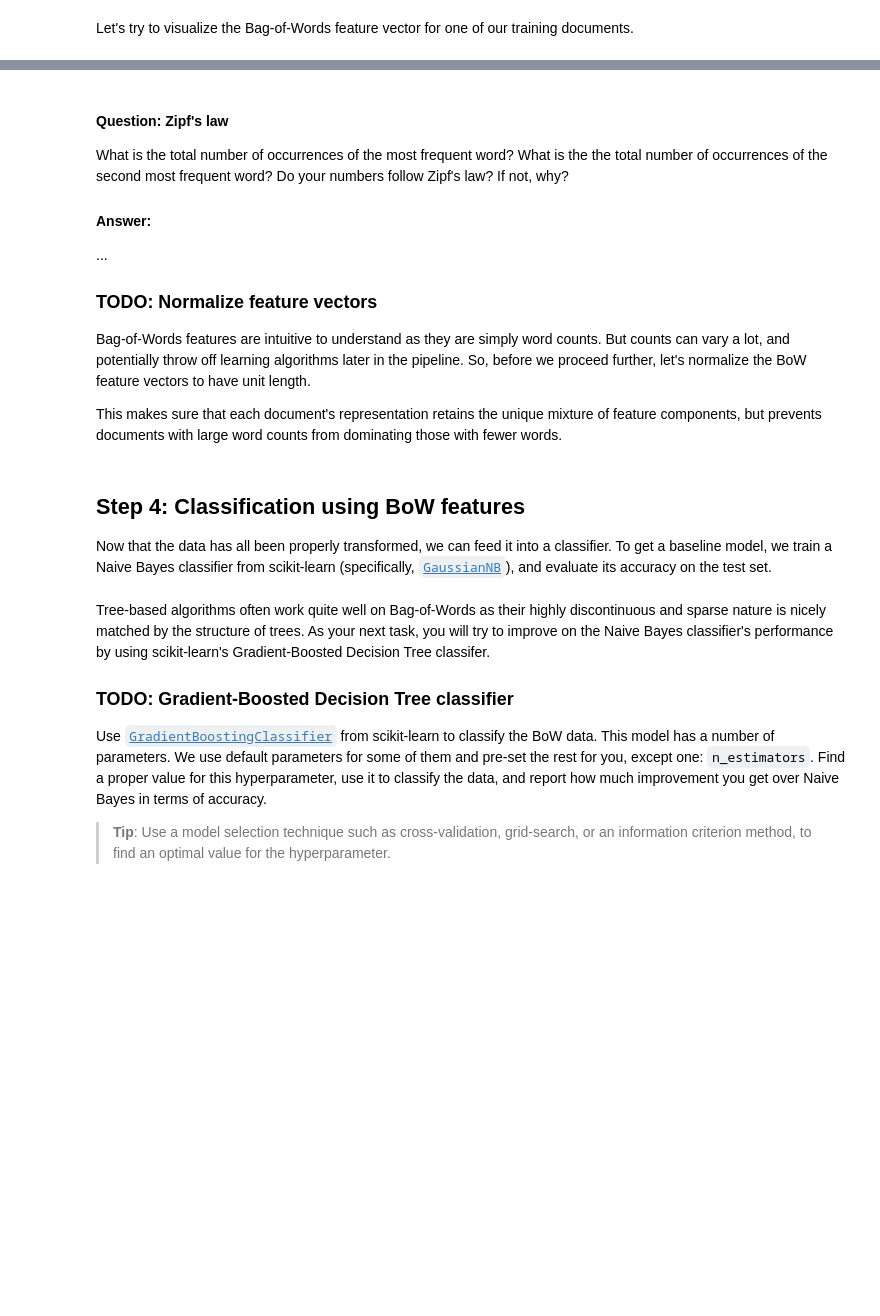
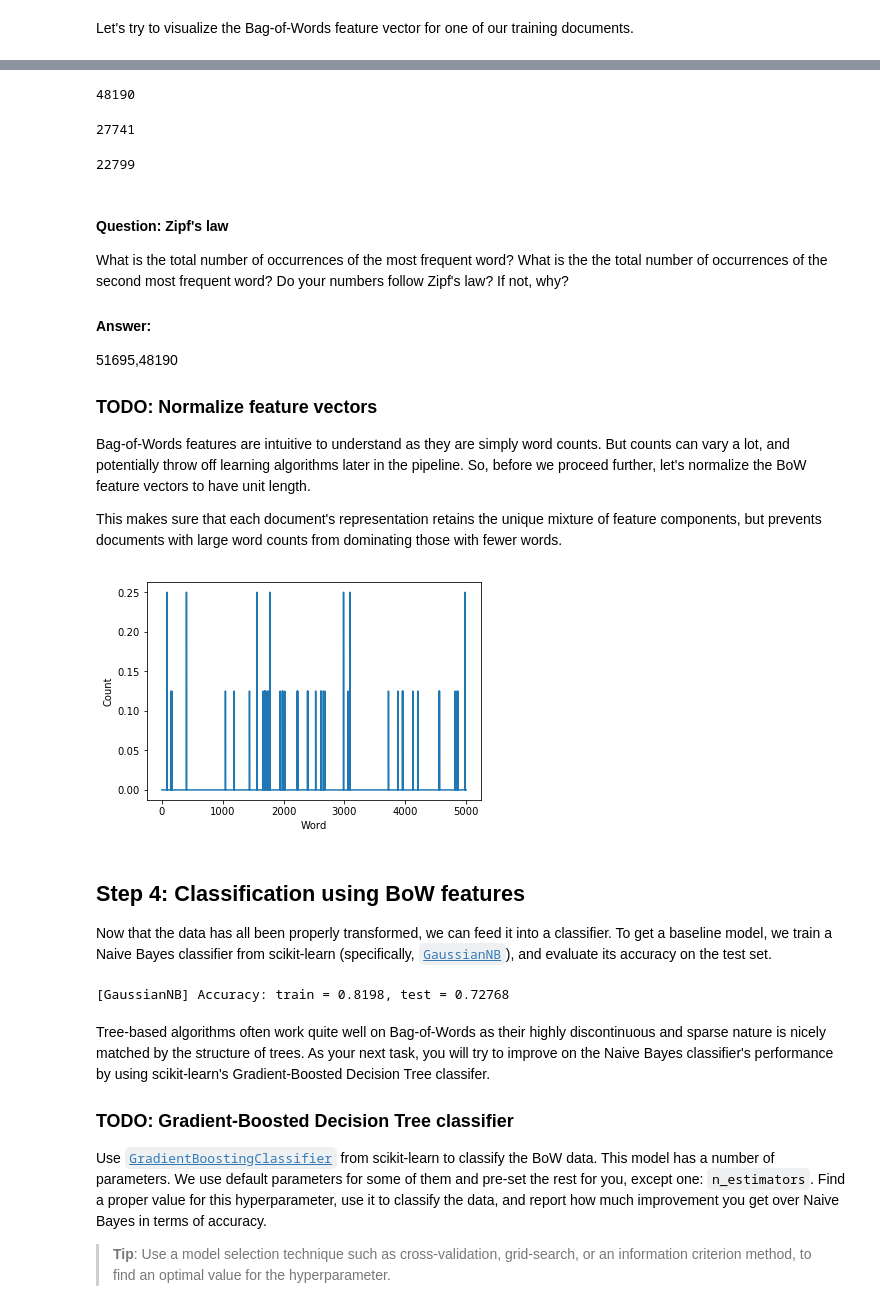
Before and after one commit to jotavaladouro/aind, a Jupyter notebook: AIND-NLP/sentiment_analysis.ipynb, the cells around one changed output, grey strips where cells are left out. Cells and saved outputs as stored; diff of their text form; code cells hidden in the pictures; blank space fills up the shorter version.

```diff
--- a/AIND-NLP/sentiment_analysis.ipynb
+++ b/AIND-NLP/sentiment_analysis.ipynb
@@ -182,9 +178,14 @@ def review_to_words(review):
     """Convert a raw review string into a sequence of words."""
 
     # TODO: Remove HTML tags and non-letters
+    soup = BeautifulSoup(review)
+    text = soup.get_text()
+    text = re.sub('[^0-9a-zA-Z]+', ' ', text)
     #       convert to lowercase, tokenize,
+    words=text.lower().split()
     #       remove stopwords and stem
-
+    words = [word for word in words if word not in stopwords.words('english')]
+    words = [stemmer.stem(word) for word in words]
     # Return final list of words
     return words
 
@@ -284,11 +316,12 @@ def extract_BoW_features(words_train, words_test, vocabulary_size=5000,
         # TODO: Fit a vectorizer to training documents and use it to transform them
         # NOTE: Training documents have already been preprocessed and tokenized into words;
         #       pass in dummy functions to skip those steps, e.g. preprocessor=lambda x: x
-        vectorizer = ?
-        features_train = ?
+        vectorizer = CountVectorizer(preprocessor=lambda x: x,tokenizer=lambda x: x,
+                                     max_features=vocabulary_size)
+        features_train = vectorizer.fit_transform(words_train).toarray();
 
         # TODO: Apply the same vectorizer to transform the test documents (ignore unknown words)
-        features_test = ?
+        features_test = vectorizer.transform(words_test).toarray();
 
         # NOTE: Remember to convert the features using .toarray() for a compact representation
 
@@ -362,3 +421,15 @@ plt.show()
+# %%
+sorted_word_freq[1]
+# %% [output]
+48190
+# %%
+sorted_word_freq[2]
+# %% [output]
+27741
+# %%
+sorted_word_freq[3]
+# %% [output]
+22799
 # %% [markdown]
 #### Question: Zipf's law
 
@@ -366,7 +437,7 @@ What is the total number of occurrences of the most frequent word? What is the t
 
 #### Answer:
 
-...
+51695,48190
 
 ### TODO: Normalize feature vectors
 
@@ -377,6 +448,15 @@ This makes sure that each document's representation retains the unique mixture o
 import sklearn.preprocessing as pr
 
 # TODO: Normalize BoW features in training and test set
+features_train=pr.normalize(features_train)
+features_test=pr.normalize(features_test)
+# %%
+plt.plot(features_train[5,:])
+plt.xlabel('Word')
+plt.ylabel('Count')
+plt.show()
+# %% [output]
+[figure, added]
 # %% [markdown]
 ## Step 4: Classification using BoW features
 
@@ -385,13 +465,16 @@ Now that the data has all been properly transformed, we can feed it into a class
 from sklearn.naive_bayes import GaussianNB
 
 # TODO: Train a Guassian Naive Bayes classifier
-clf1 = ?
+clf1 = GaussianNB()
+clf1.fit(features_train, labels_train)
 
 # Calculate the mean accuracy score on training and test sets
 print("[{}] Accuracy: train = {}, test = {}".format(
         clf1.__class__.__name__,
         clf1.score(features_train, labels_train),
         clf1.score(features_test, labels_test)))
+# %% [output]
+[GaussianNB] Accuracy: train = 0.8198, test = 0.72768
 # %% [markdown]
 Tree-based algorithms often work quite well on Bag-of-Words as their highly discontinuous and sparse nature is nicely matched by the structure of trees. As your next task, you will try to improve on the Naive Bayes classifier's performance by using scikit-learn's Gradient-Boosted Decision Tree classifer.
 
```
Also changed, not shown: parts of 20 cells of this notebook.
